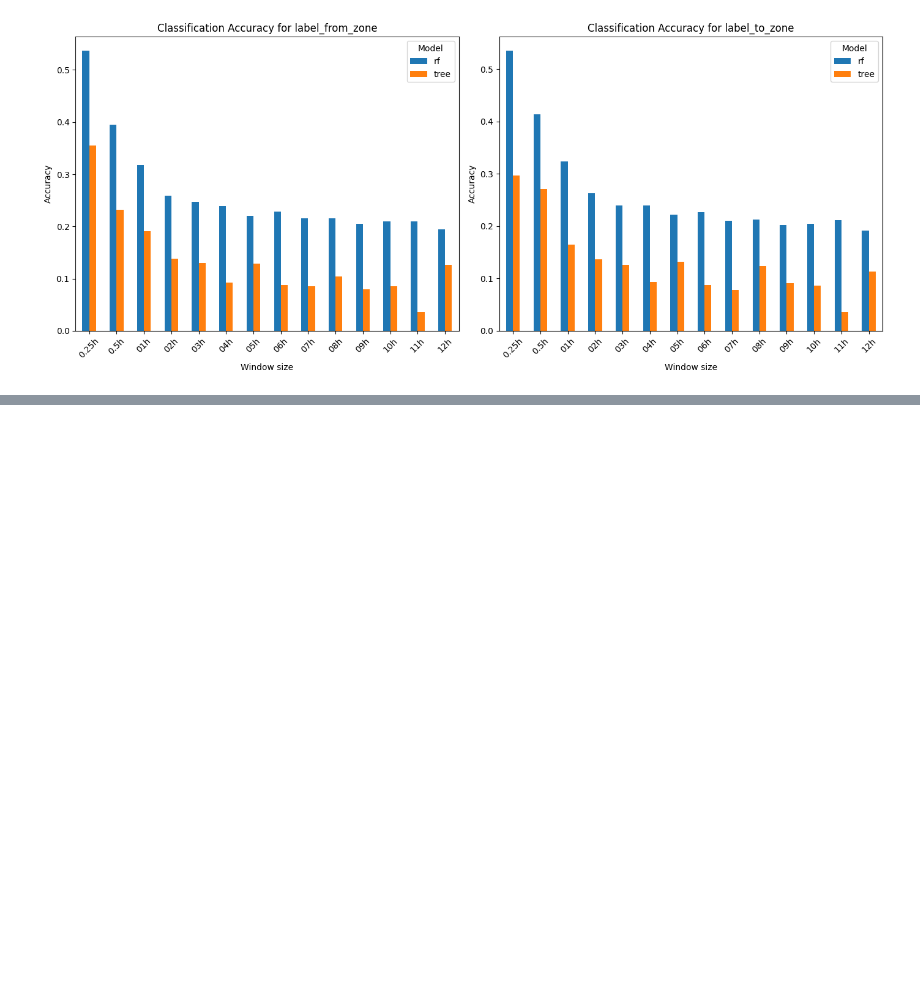
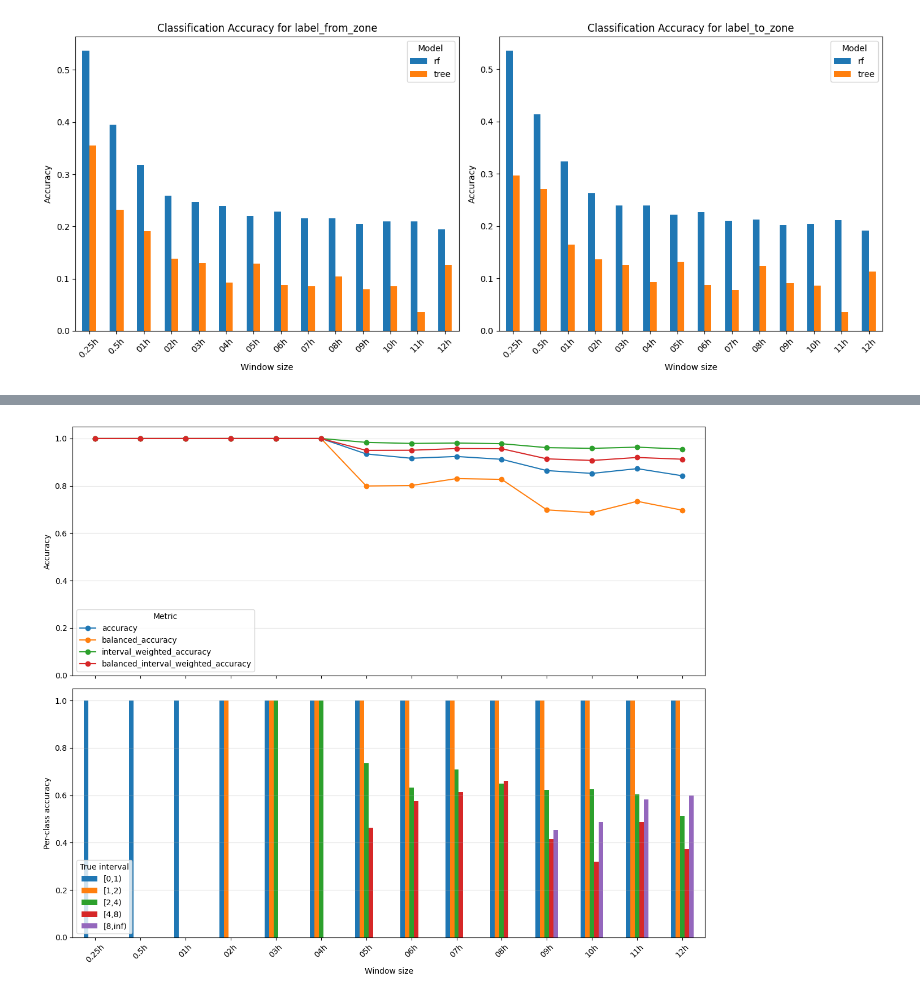
Before and after one commit to mohamad-hasan-sohan-ajini/predictive-maintenance, a Jupyter notebook: src/predictive_maintenance.ipynb, the cells around one changed output, grey strips where cells are left out. Cells and saved outputs as stored; diff of their text form; code cells hidden in the pictures; blank space fills up the shorter version.

```diff
--- a/src/predictive_maintenance.ipynb
+++ b/src/predictive_maintenance.ipynb
@@ -160,0 +196,48 @@ Saved outputs to /home/aj/phd/nyiso-data/src/model_outputs/time_interval_rf
+# %%
+interval_metrics_path = OUTPUT_DIR / "time_interval_rf" / "all_interval_metrics.csv"
+interval_df = pd.read_csv(interval_metrics_path)
+
+interval_df["winsize"] = interval_df["dataset"].str.extract(
+    r"winsize(.+)$", expand=False
+)
+interval_df["winsize_hours"] = (
+    interval_df["winsize"].str.replace("h", "", regex=False).astype(float)
+)
+interval_df = interval_df.sort_values("winsize_hours")
+
+metric_cols = [
+    "accuracy",
+    "balanced_accuracy",
+    "interval_weighted_accuracy",
+    "balanced_interval_weighted_accuracy",
+]
+class_accuracy_cols = [c for c in interval_df.columns if c.startswith("accuracy_[")]
+
+fig, axes = plt.subplots(2, 1, figsize=(12, 10), sharex=True)
+
+interval_df.plot(
+    x="winsize",
+    y=metric_cols,
+    marker="o",
+    ax=axes[0],
+)
+axes[0].set_xlabel("")
+axes[0].set_ylabel("Accuracy")
+axes[0].set_ylim(0, 1.05)
+axes[0].legend(title="Metric", loc="lower left")
+axes[0].grid(axis="y", alpha=0.3)
+
+class_accuracy = interval_df.set_index("winsize")[class_accuracy_cols]
+class_accuracy.columns = [c.removeprefix("accuracy_") for c in class_accuracy.columns]
+class_accuracy.plot(kind="bar", ax=axes[1])
+axes[1].set_xlabel("Window size")
+axes[1].set_ylabel("Per-class accuracy")
+axes[1].set_ylim(0, 1.05)
+axes[1].legend(title="True interval", loc="lower left")
+axes[1].grid(axis="y", alpha=0.3)
+axes[1].tick_params(axis="x", rotation=45)
+
+plt.tight_layout()
+plt.show()
+# %% [output]
+[figure, added]
```
Also changed, not shown: parts of 3 cells of this notebook, 3 other files.
